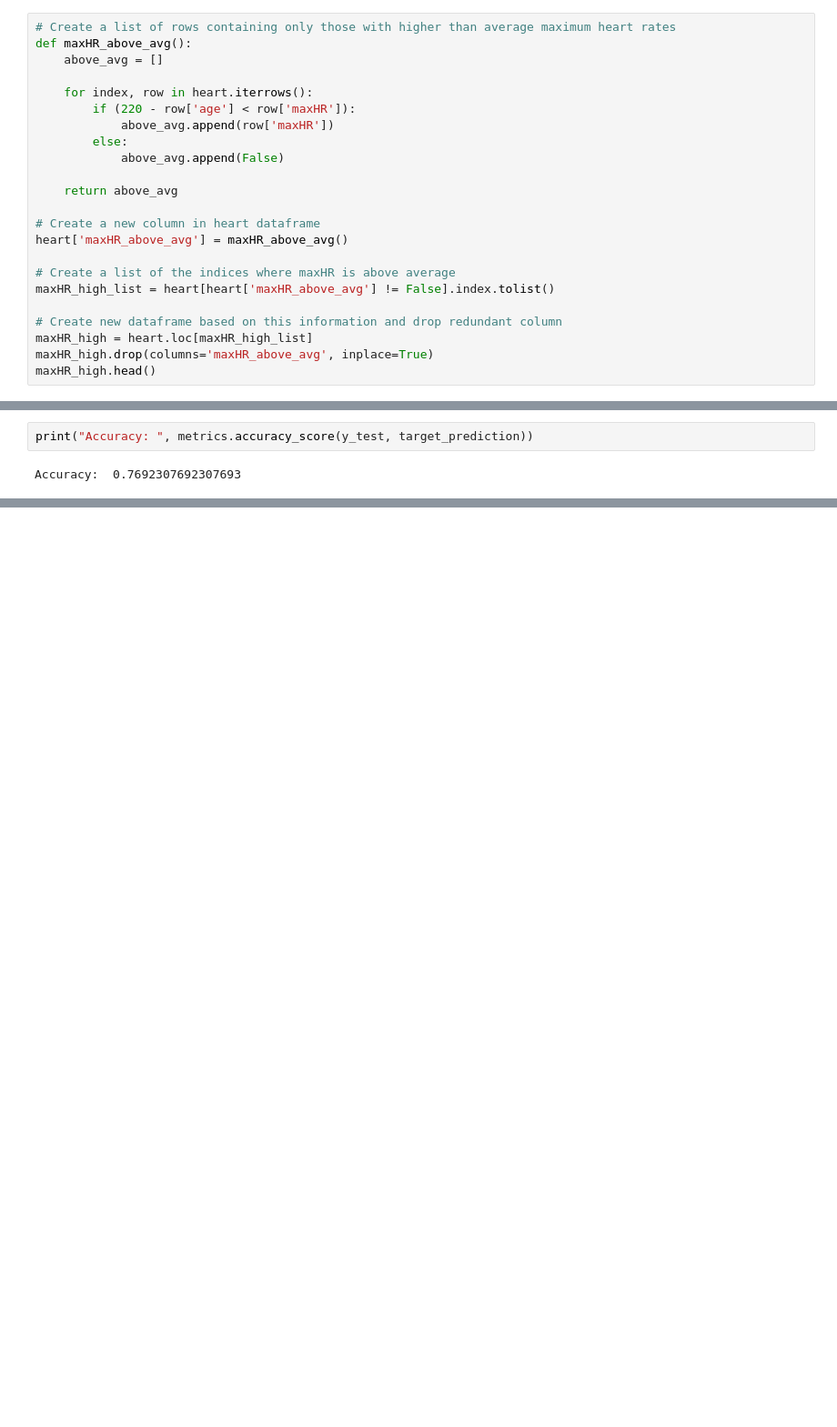
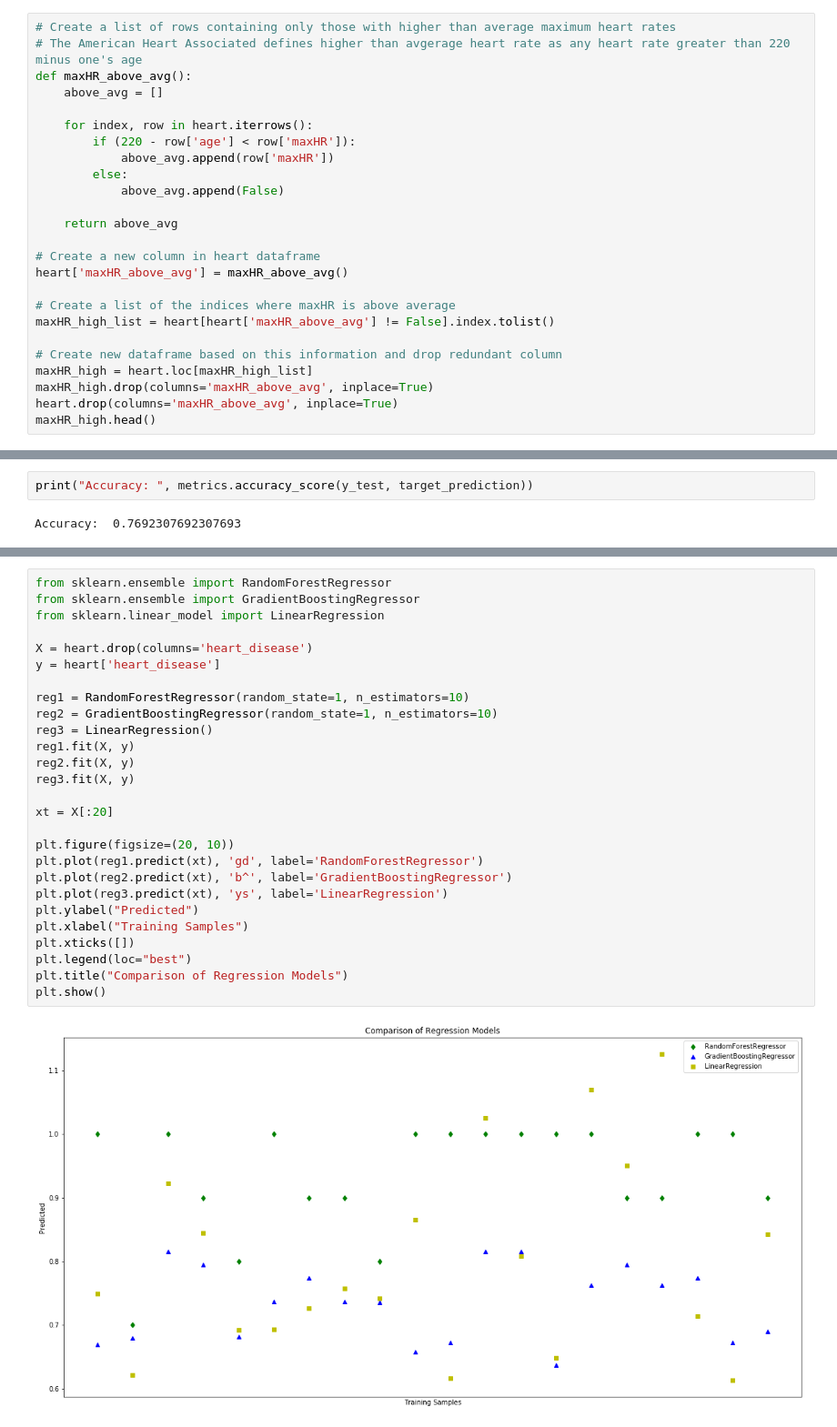
Before and after one commit to ljsauer/LaunchCode, a Jupyter notebook: Final Project - Model/Heart_Disease_Model.ipynb, the cells around one changed output, grey strips where cells are left out. Shown at 91% size. Cells and saved outputs as stored; diff of their text form; blank space fills up the shorter version.

```diff
--- a/Final Project - Model/Heart_Disease_Model.ipynb
+++ b/Final Project - Model/Heart_Disease_Model.ipynb
@@ -35,5 +39,6 @@ Accuracy:  0.576271186440678
 # %%
 # Create a list of rows containing only those with higher than average maximum heart rates
+# The American Heart Associated defines higher than avgerage heart rate as any heart rate greater than 220 minus one's age
 def maxHR_above_avg():
     above_avg = []
 
@@ -54,6 +59,7 @@ maxHR_high_list = heart[heart['maxHR_above_avg'] != False].index.tolist()
 # Create new dataframe based on this information and drop redundant column
 maxHR_high = heart.loc[maxHR_high_list]
 maxHR_high.drop(columns='maxHR_above_avg', inplace=True)
+heart.drop(columns='maxHR_above_avg', inplace=True)
 maxHR_high.head()
 # %% [output]
 |  | age | sex | pain_type | restingBP | chol | fasting_sugar | resting_ecg | maxHR | exercise_angina | ... |
@@ -77,0 +176,29 @@ Accuracy:  0.7692307692307693
+# %%
+from sklearn.ensemble import RandomForestRegressor
+from sklearn.ensemble import GradientBoostingRegressor
+from sklearn.linear_model import LinearRegression
+
+X = heart.drop(columns='heart_disease')
+y = heart['heart_disease']
+
+reg1 = RandomForestRegressor(random_state=1, n_estimators=10)
+reg2 = GradientBoostingRegressor(random_state=1, n_estimators=10)
+reg3 = LinearRegression()
+reg1.fit(X, y)
+reg2.fit(X, y)
+reg3.fit(X, y)
+
+xt = X[:20]
+
+plt.figure(figsize=(20, 10))
+plt.plot(reg1.predict(xt), 'gd', label='RandomForestRegressor')
+plt.plot(reg2.predict(xt), 'b^', label='GradientBoostingRegressor')
+plt.plot(reg3.predict(xt), 'ys', label='LinearRegression')
+plt.ylabel("Predicted")
+plt.xlabel("Training Samples")
+plt.xticks([])
+plt.legend(loc="best")
+plt.title("Comparison of Regression Models")
+plt.show()
+# %% [output]
+[figure, added]
```
Also changed, not shown: parts of 33 cells of this notebook.
